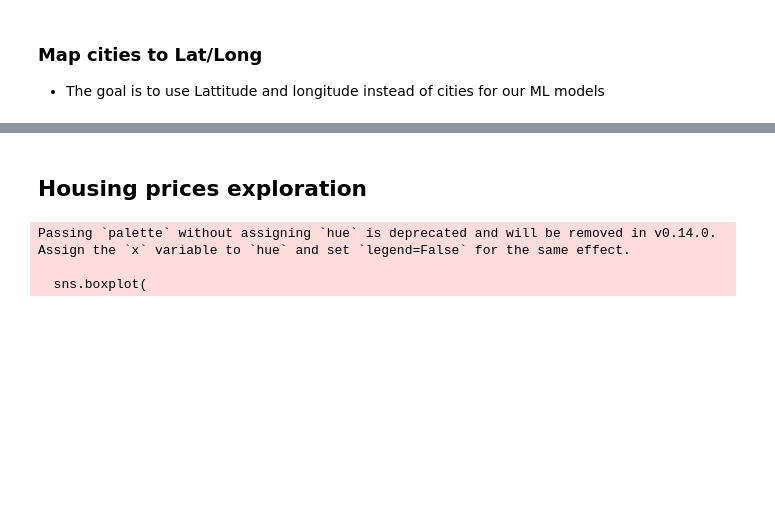
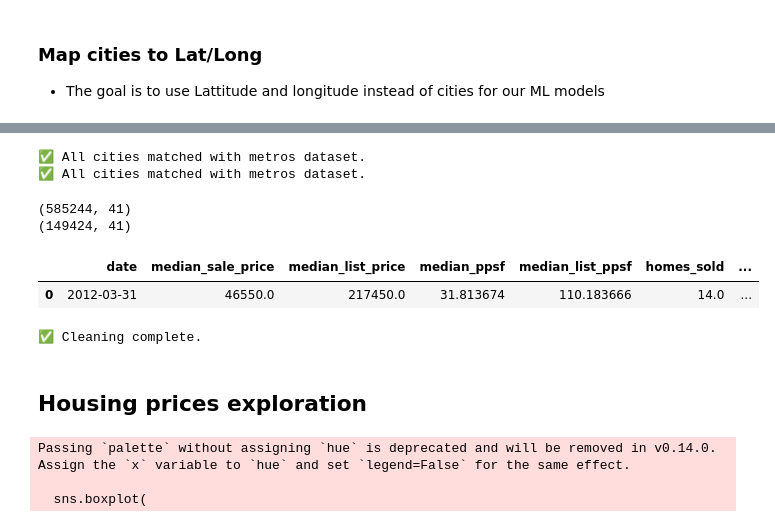
Before and after one commit to sebopapazo/Regression_ML_EndtoEnd, a Jupyter notebook: notebooks/01_EDA_cleaning.ipynb, the cells around one changed output, grey strips where cells are left out. Saved outputs shown, nothing was run; the diff lists cells and outputs as text; code cells hidden in the pictures; blank space fills up the shorter version.

```diff
--- a/notebooks/01_EDA_cleaning.ipynb
+++ b/notebooks/01_EDA_cleaning.ipynb
@@ -165,4 +69,32 @@ df.tail(2)
+# %%
+# ============================
+# 3. Apply cleaning + merge to both train and eval
+# ============================
+train_df = clean_and_merge(train_df)
+eval_df = clean_and_merge(eval_df)
+# %% [output]
+✅ All cities matched with metros dataset.
+✅ All cities matched with metros dataset.
+# %%
+print(train_df.shape)
+print(eval_df.shape)
+# %% [output]
+(585244, 41)
+(149424, 41)
+# %%
+train_df.head(1)
+# %% [output]
+|  | date | median_sale_price | median_list_price | median_ppsf | median_list_ppsf | homes_sold | ... |
+| 0 | 2012-03-31 | 46550.0 | 217450.0 | 31.813674 | 110.183666 | 14.0 | ... |
 # %%
-# df.to_csv('/Users/riadanas/Desktop/housing regression MLE/data/processed/cleaning.csv', index=False)
+# ============================
+# 4. Save cleaned datasets
+# ============================
+train_df.to_csv("/Users/riadanas/Desktop/housing regression MLE/data/processed/cleaning_train.csv", index=False)
+eval_df.to_csv("/Users/riadanas/Desktop/housing regression MLE/data/processed/cleaning_eval.csv", index=False)
+
+print("✅ Cleaning complete.")
+# %% [output]
+✅ Cleaning complete.
 # %% [markdown]
 ## Housing prices exploration
```
Also changed, not shown: parts of 19 cells of this notebook, 7 other files.
